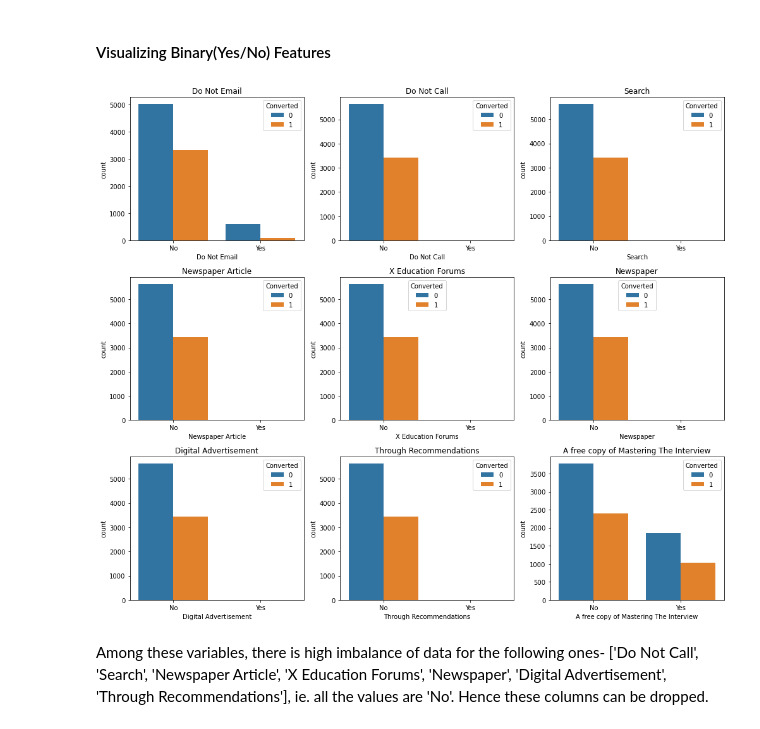
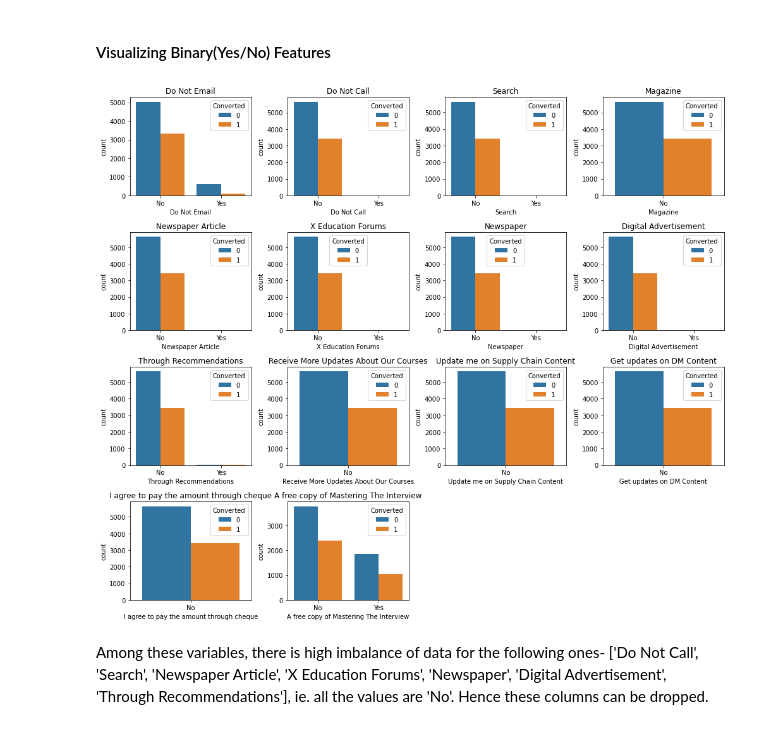
Before and after one commit to aparnakishan/XEducationLeadScore, a Jupyter notebook: LeadScoreXEduCaseStudy.ipynb, the cells around one changed output. Saved outputs shown, nothing was run; the diff lists cells and outputs as text; code cells hidden in the pictures.

```diff
--- a/LeadScoreXEduCaseStudy.ipynb
+++ b/LeadScoreXEduCaseStudy.ipynb
@@ -277,5 +275,6 @@ Since we have a category called 'Other Cities' for the column City, we will use
 # %%
-df_lead['City'].fillna('Other Cities', inplace = True)
+#Replacing Null values with Mode - Mumbai
+df_lead['City'].fillna('Mumbai', inplace = True)
 df_lead['City'].isnull().sum()
 # %% [output]
 0
@@ -363,18 +350,18 @@ df_lead.describe()
 #### Visualizing Binary(Yes/No) Features
 # %%
 #Features with Yes/No values
-categorical_variables = list(df_lead.nunique()[df_lead.nunique()==2].index)
+categorical_variables = list(df_lead.nunique()[df_lead.nunique()<=2].index)
 
 categorical_variables.remove('Converted')
 plt.figure(figsize=(14,12))
 for i,col in enumerate(categorical_variables):
-    plt.subplot(3,3,i+1)
+    plt.subplot(4,4,i+1)
     sns.countplot(x=df_lead[col],hue='Converted',data=df_lead)
     plt.title(col)
 plt.tight_layout()
 plt.show()
 # %% [output]
-[figure, old version]
+[figure, new version]
 # %% [markdown]
 Among these variables, there is high imbalance of data for the following ones- ['Do Not Call', 'Search', 'Newspaper Article', 'X Education Forums', 'Newspaper', 'Digital Advertisement', 'Through Recommendations'], ie. all the values are 'No'. Hence these columns can be dropped.
 # %%
```
Also changed, not shown: parts of 19 cells of this notebook.
